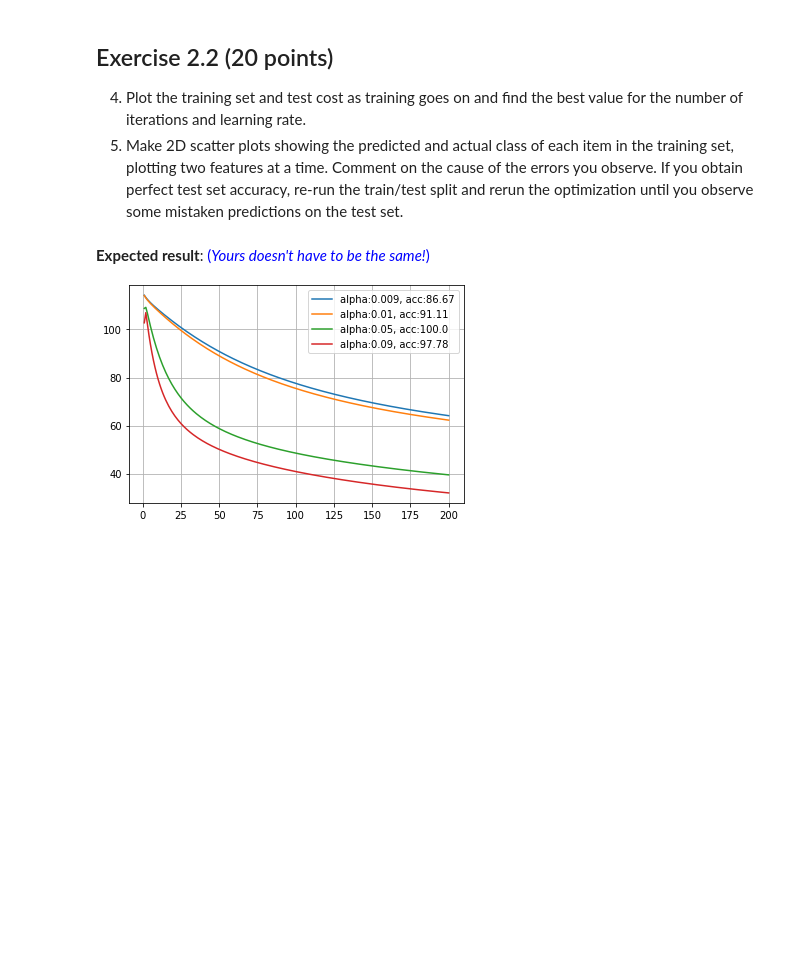
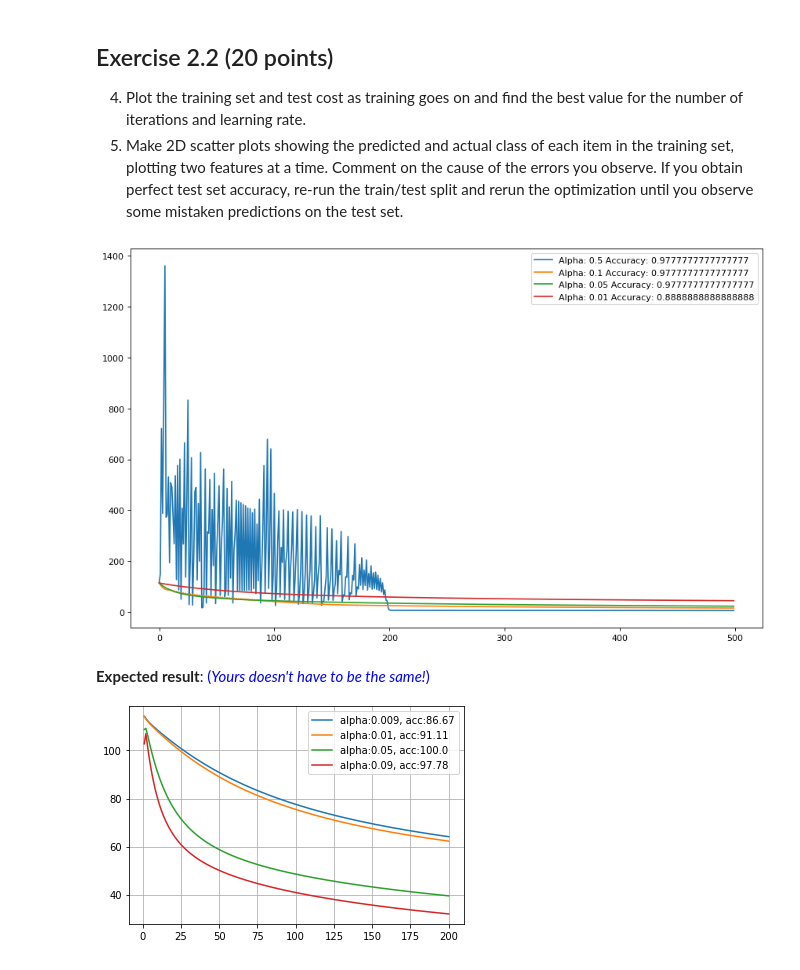
Before and after one commit to zMaxKunGz/ML-Ait-Lab, a Jupyter notebook: Lab4/04-Multinomial_logistic_regression.ipynb, the cells around one changed output. Cells and saved outputs as stored; diff of their text form; code cells hidden in the pictures; blank space fills up the shorter version.

```diff
--- a/Lab4/04-Multinomial_logistic_regression.ipynb
+++ b/Lab4/04-Multinomial_logistic_regression.ipynb
@@ -605,12 +615,18 @@ dtype: float64\
 37.352817814715735
 # %% [markdown]
 3. Implement <code>my_gradient_descent</code> using your <code>my_grad_cost</code> function
-# %%
-def my_gradient_descent(X, y, theta, alpha, iters, num_class):
-    cost_arr = []
-    # YOUR CODE HERE
-    raise NotImplementedError()
-    return theta, cost_arr
+# %%
+def my_gradient_descent(X, y, theta, alpha, iters, num_class):
+    cost_arr = []
+    n_features = X.shape[1]
+    for i in range(iters):
+        dtheta = np.zeros((num_class, n_features))
+        cost = np.zeros(num_class)
+        for j in range(num_class):
+            dtheta[j,:], cost[j] = my_grad_cost(X, y, j, theta, num_class)
+        theta = theta - alpha * dtheta
+        cost_arr.append(cost.sum())
+    return theta, cost_arr
 # %%
 # Test function: Do not remove
 m, n = X_train.shape
@@ -650,3 +661,32 @@ raise NotImplementedError()
+# %%
+def accuracy(real, predict):
+    return np.array([1 if real[i] == predict[i] else 0 for i in range(real.shape[0])]).sum() / real.shape[0]
+# %%
+theta_arr = []
+cost_arr = []
+accuracy_arr = []
+
+# design your own learning rate and num iterations
+alpha_arr = np.array([0.5, 0.1, 0.05, 0.01])
+iterations_arr = np.array([500, 500, 500, 500])
+test_theta = np.ones((3, X_train.shape[1]))
+
+for alpha, iters in zip(alpha_arr, iterations_arr):
+    theta, cost = my_gradient_descent(X_train, y_train, test_theta, alpha, iters, 3)
+    theta_arr.append(theta)
+    cost_arr.append(cost)
+    y_hat = h(X_test, theta, 3)
+    predict = np.argmax(y_hat, axis=0).T
+    accuracy_arr.append(accuracy(y_test, predict))
+# %%
+plt.figure(figsize=(13, 8), dpi=80)
+x_ = range(len(cost_arr[0]))
+for i in range(len(alpha_arr)):
+    plt.plot(x_, cost_arr[i], label=f"Alpha: {alpha_arr[i]} Accuracy: {accuracy_arr[i]}")
+plt.legend()
+plt.show()
+# %% [output]
+[figure, added]
 # %% [markdown]
 **Expected result**: <span style="color:blue">(*Yours doesn't have to be the same!*)</span>
 
```
Also changed, not shown: parts of 31 cells of this notebook, 1 other file.
